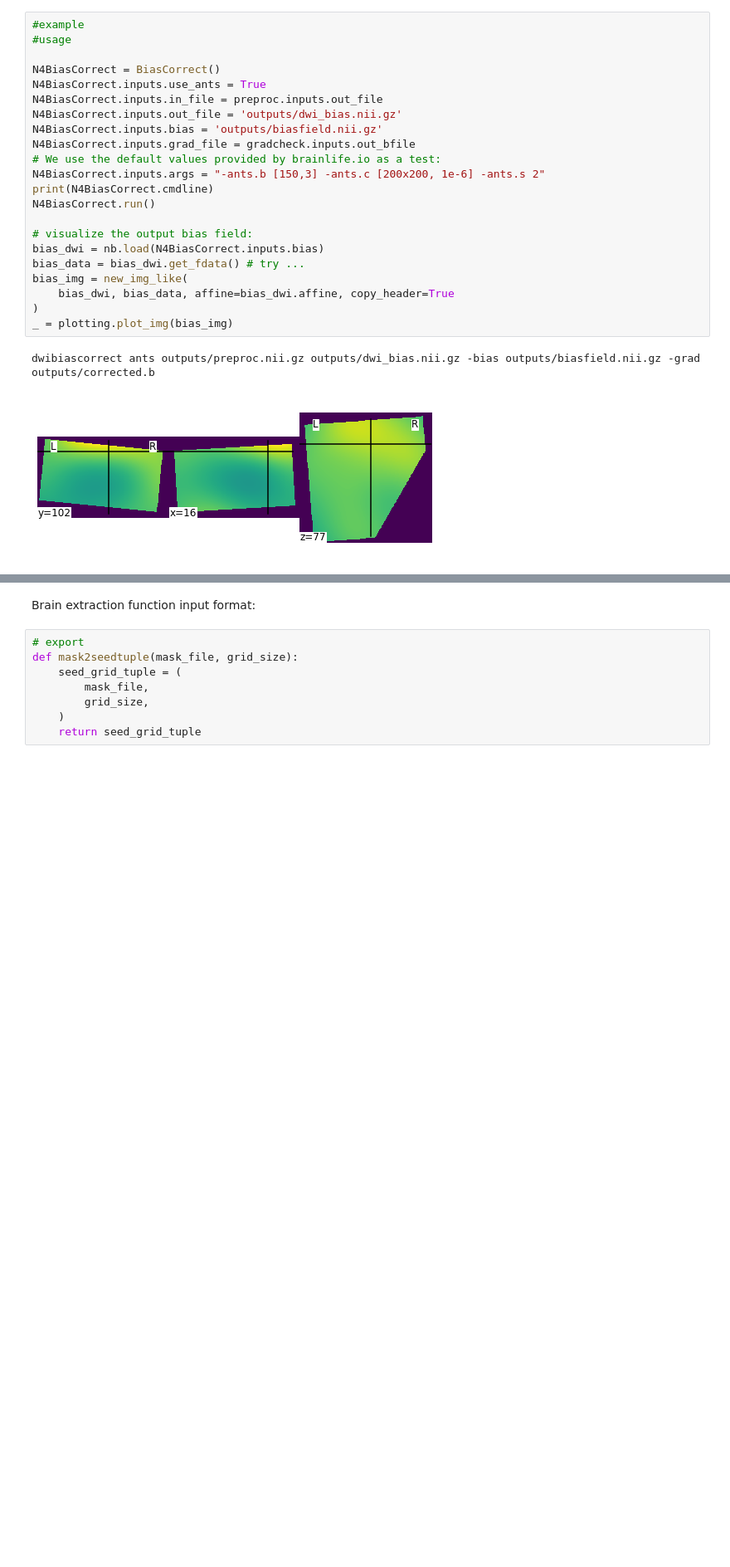
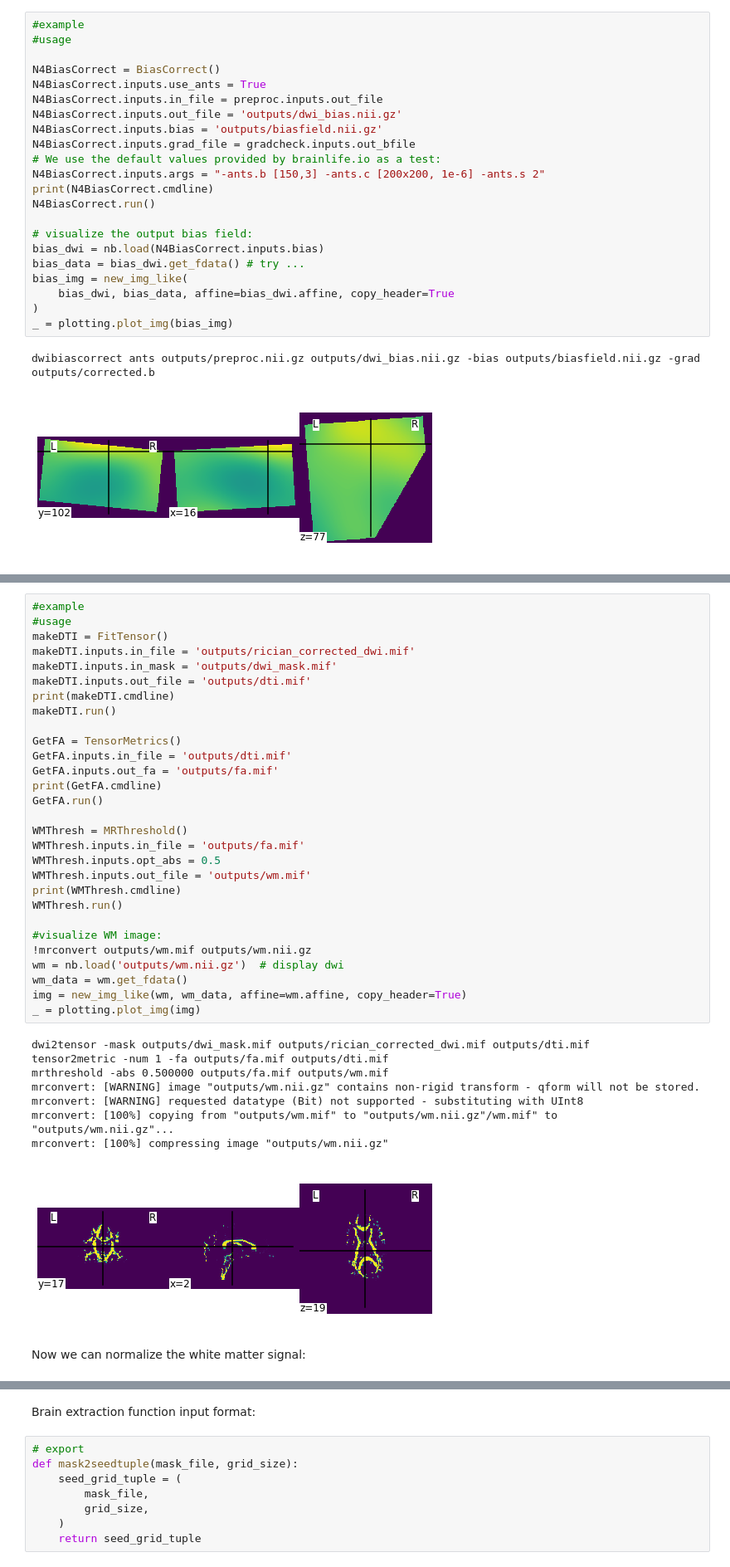
Before and after one commit to axiezai/pipetography, a Jupyter notebook: 00_core.ipynb, the cells around one changed output, grey strips where cells are left out. Shown at 83% size. Cells and saved outputs as stored; diff of their text form; blank space fills up the shorter version.

```diff
--- a/00_core.ipynb
+++ b/00_core.ipynb
@@ -842,0 +1067,40 @@ ants_bfc.run()
+# %%
+#example
+#usage
+makeDTI = FitTensor()
+makeDTI.inputs.in_file = 'outputs/rician_corrected_dwi.mif'
+makeDTI.inputs.in_mask = 'outputs/dwi_mask.mif'
+makeDTI.inputs.out_file = 'outputs/dti.mif'
+print(makeDTI.cmdline)
+makeDTI.run()
+
+GetFA = TensorMetrics()
+GetFA.inputs.in_file = 'outputs/dti.mif'
+GetFA.inputs.out_fa = 'outputs/fa.mif'
+print(GetFA.cmdline)
+GetFA.run()
+
+WMThresh = MRThreshold()
+WMThresh.inputs.in_file = 'outputs/fa.mif'
+WMThresh.inputs.opt_abs = 0.5
+WMThresh.inputs.out_file = 'outputs/wm.mif'
+print(WMThresh.cmdline)
+WMThresh.run()
+
+#visualize WM image:
+!mrconvert outputs/wm.mif outputs/wm.nii.gz
+wm = nb.load('outputs/wm.nii.gz')  # display dwi
+wm_data = wm.get_fdata()
+img = new_img_like(wm, wm_data, affine=wm.affine, copy_header=True)
+_ = plotting.plot_img(img)
+# %% [output]
+dwi2tensor -mask outputs/dwi_mask.mif outputs/rician_corrected_dwi.mif outputs/dti.mif
+tensor2metric -num 1 -fa outputs/fa.mif outputs/dti.mif
+mrthreshold -abs 0.500000 outputs/fa.mif outputs/wm.mif
+mrconvert: [WARNING] image "outputs/wm.nii.gz" contains non-rigid transform - qform will not be stored.
+mrconvert: [WARNING] requested datatype (Bit) not supported - substituting with UInt8
+mrconvert: [100%] copying from "outputs/wm.mif" to "outputs/wm.nii.gz"/wm.mif" to "outputs/wm.nii.gz"...
+mrconvert: [100%] compressing image "outputs/wm.nii.gz"
+[figure, added]
+# %% [markdown]
+Now we can normalize the white matter signal:
```
Also changed, not shown: parts of 25 cells of this notebook, 1 other file.
